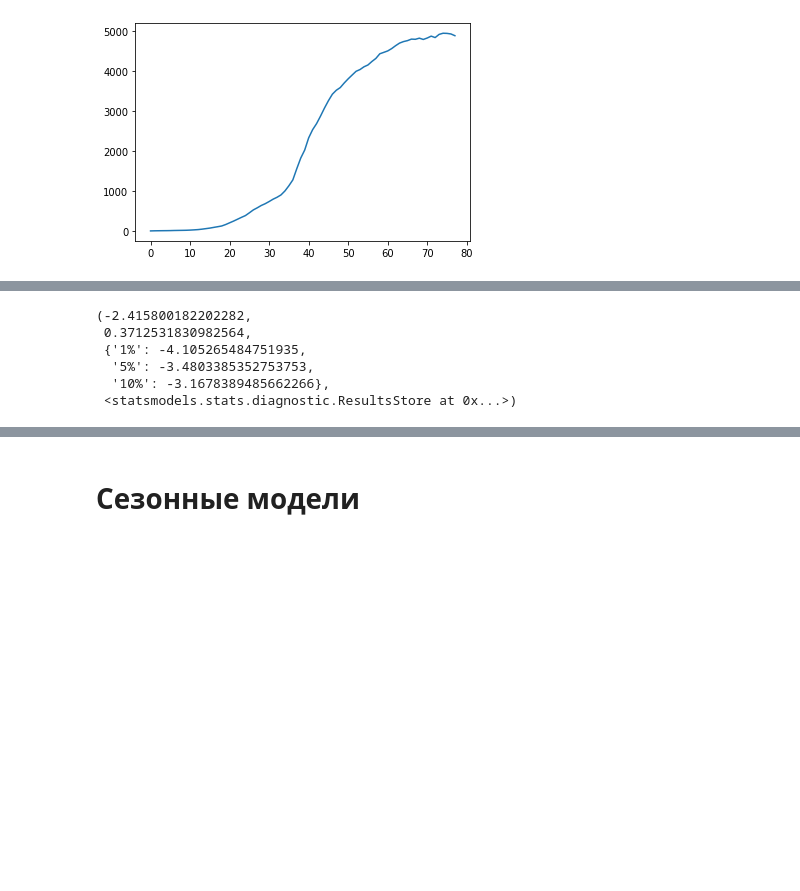
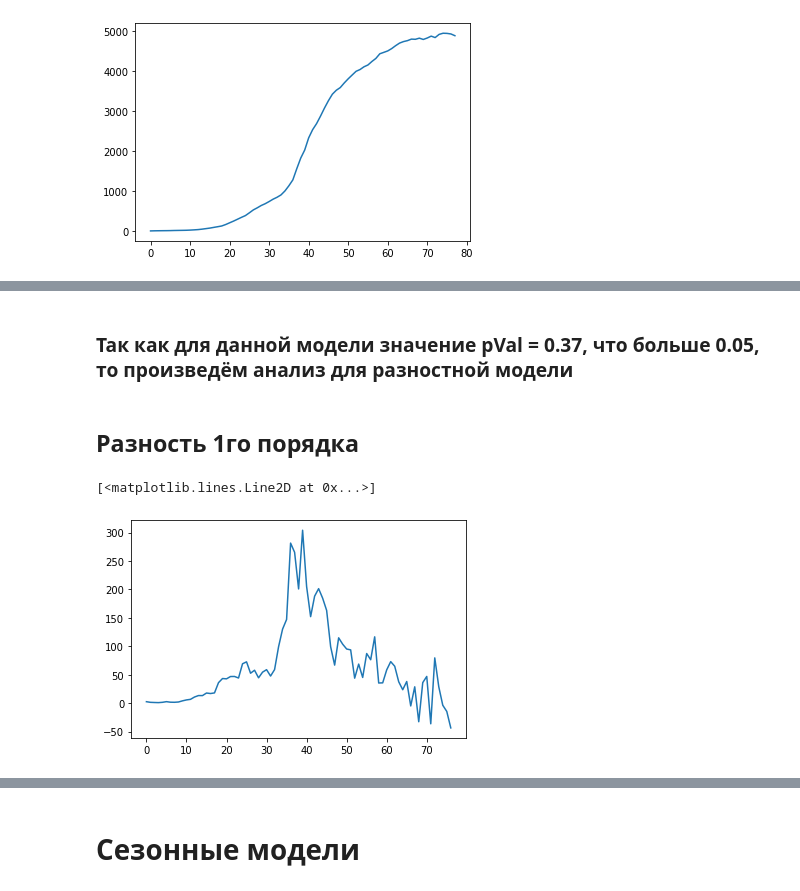
Before and after one commit to EkT1oN/tris, a Jupyter notebook: lab2.ipynb, the cells around one changed output, grey strips where cells are left out. Drawn from its saved outputs; the diff is of its cells as text; code cells hidden in the pictures; blank space fills up the shorter version.

Commit message:
Diff for LR2

```diff
--- a/lab2.ipynb
+++ b/lab2.ipynb
@@ -93,9 +99,10 @@ strong multicollinearity or other numerical problems.
-# %%
-result
-# %% [output]
-(-2.415800182202282,
- 0.3712531830982564,
- {'1%': -4.105265484751935,
-  '5%': -3.4803385352753753,
-  '10%': -3.1678389485662266},
- <statsmodels.stats.diagnostic.ResultsStore at 0x...>)
+# %% [markdown]
+### Так как для данной модели значение pVal = 0.37, что больше 0.05, то произведём анализ для разностной модели
+# %% [markdown]
+## Разность 1го порядка
+# %%
+X_1 = np.diff(X)
+plt.plot(X_1)
+# %% [output]
+[<matplotlib.lines.Line2D at 0x...>]
+[figure, added]
```
Also changed, not shown: parts of 17 cells of this notebook.
